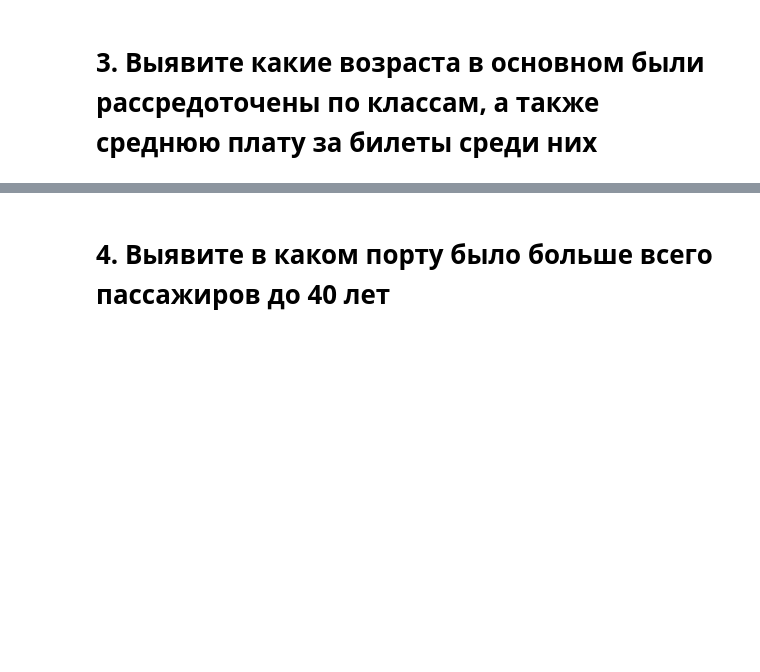
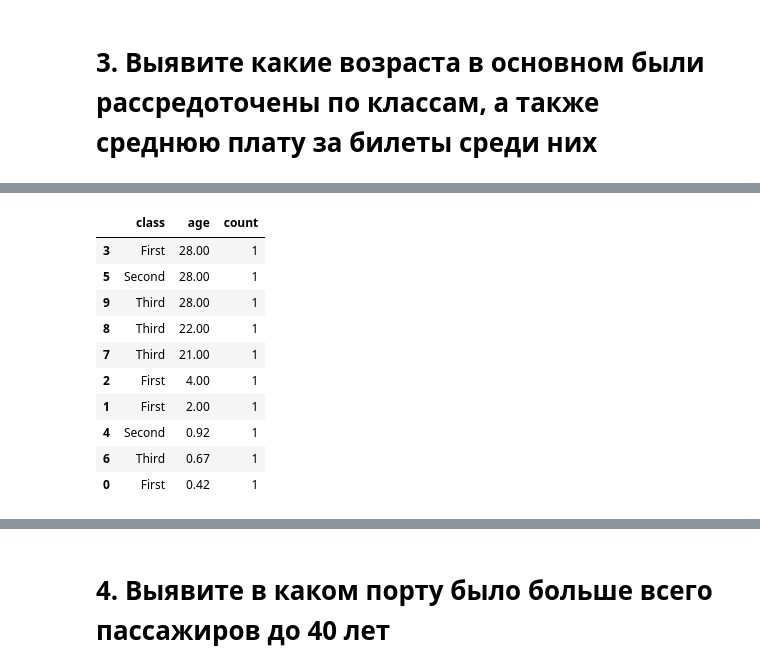
Before and after one commit to gleb-pan/data-analytics-decode, a Jupyter notebook: Исследовательская аналитика/submissions/Untitled.ipynb, the cells around one changed output, grey strips where cells are left out. Saved outputs shown, nothing was run; the diff lists cells and outputs as text; code cells hidden in the pictures; blank space fills up the shorter version.

```diff
--- a/Исследовательская аналитика/submissions/Untitled.ipynb
+++ b/Исследовательская аналитика/submissions/Untitled.ipynb
@@ -167,0 +168,14 @@ df.groupby('pclass').agg({'age': lambda x: (sorted(x.to_list()))}).reset_index()
+# %%
+df[['class', 'age']].sort_values(by=['class', 'age']).value_counts().reset_index().sort_values(by=['count', 'age'], ascending=False)
+# %% [output]
+|  | class | age | count |
+| 3 | First | 28.00 | 1 |
+| 5 | Second | 28.00 | 1 |
+| 9 | Third | 28.00 | 1 |
+| 8 | Third | 22.00 | 1 |
+| 7 | Third | 21.00 | 1 |
+| 2 | First | 4.00 | 1 |
+| 1 | First | 2.00 | 1 |
+| 4 | Second | 0.92 | 1 |
+| 6 | Third | 0.67 | 1 |
+| 0 | First | 0.42 | 1 |
```
Also changed, not shown: parts of 2 cells of this notebook.
